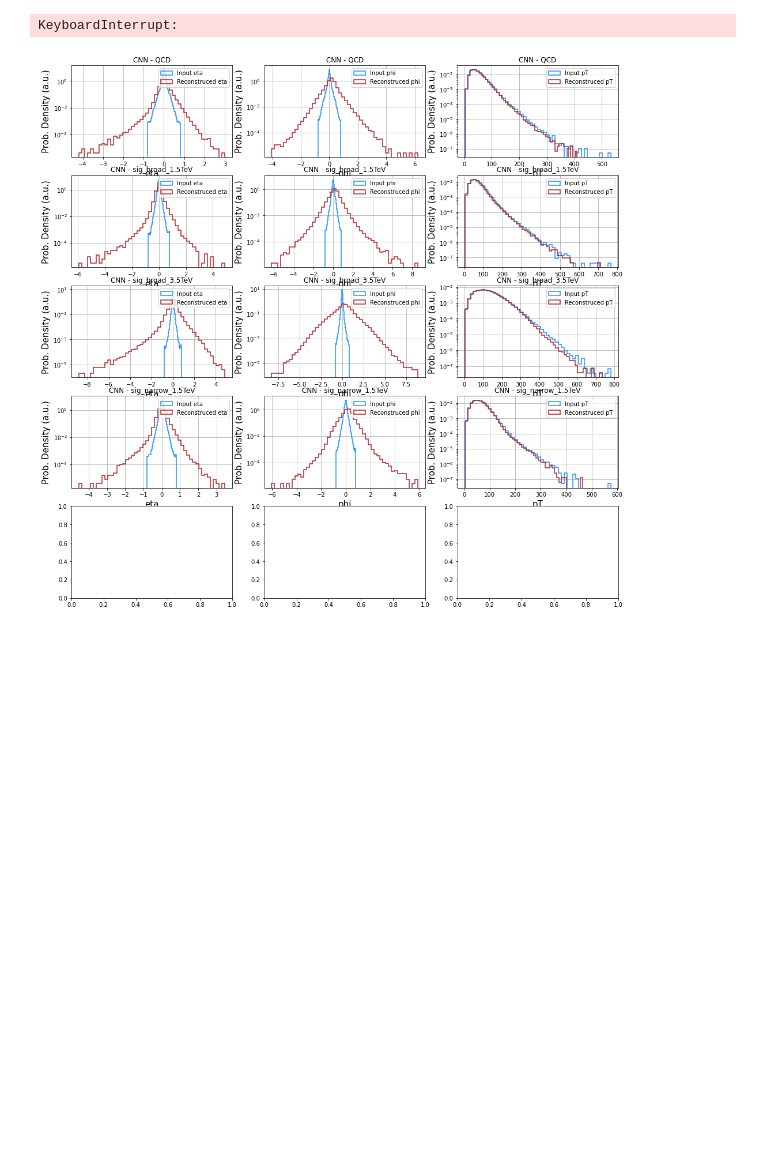
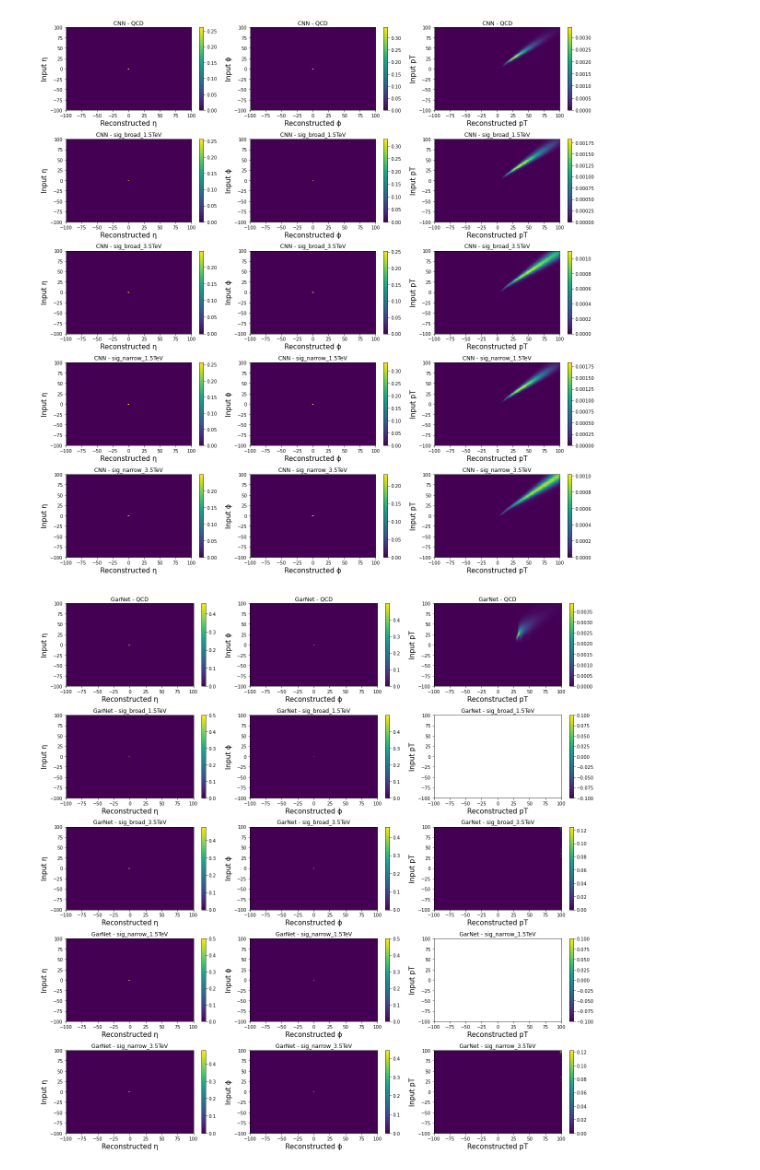
Before and after one commit to muHashh/CERN-Anomaly-Detection, a Jupyter notebook: src/plots/plot_results.ipynb, the cells around one changed output. Drawn from its saved outputs; the diff is of its cells as text; code cells hidden in the pictures; blank space fills up the shorter version.

Commit message:
change reconstruction plots to 2d histograms

```diff
--- a/src/plots/plot_results.ipynb
+++ b/src/plots/plot_results.ipynb
@@ -13,9 +13,11 @@ plt.rcParams["figure.figsize"] = (7,5)
 # %%
 models = (
     ("CNN", h5py.File("../output/cnn/output.h5", 'r'), glob.glob("../signals/*")),
-    ("CNN (Normalised)", h5py.File("../output/cnn_norm2/output.h5", 'r'), glob.glob("../signals_norm2/*")),
-    ("Garnet", h5py.File("../output/garnet5/output.h5", 'r'), glob.glob("../signals_norm2/*")),
+    ("GarNet", h5py.File("../output/garnet3/output.h5", 'r'), glob.glob("../signals/*")),
+    ("GarNet (Normalised)", h5py.File("../output/garnet5/output.h5", 'r'), glob.glob("../signals_norm2/*")),
 )
+
+features = ("η", "ϕ", "pT")
 # %%
 def plot_training_history(model_output, title):
     loss = model_output['loss'][:]
@@ -42,43 +44,38 @@ for model in models:
 # %%
 def plot_features(model_output, title, signals_loc):
-    features = ("eta", "phi", "pT")
 
-    axs = []
     fig, axs =  plt.subplots(len(signals_loc)+1, len(features), figsize=(17,17))
 
     for i, f in enumerate(["QCD"]+signals_loc):
         if f == "QCD":
             input_data = model_output[f][()]
         else:
             input_data = h5py.File(f, 'r')["jetConstituentsList"][()]
 
         predicted_data = model_output["predicted_"+Path(f).stem][()]
 
         for j, feature in enumerate(features):
 
             ax = axs[i][j]
 
-            if feature == "pT" and f != "QCD":
-                input_data[:,:,j][:,j] = input_data[:,:,j][:,j]
+            x = np.squeeze(predicted_data[:,:,j][:,j])
+            y = np.squeeze(input_data[:,:,j][:,j])
 
-            ax.hist(np.squeeze(input_data[:,:,j][:,j].flatten()), 50, label="Input %s"%feature, density=True,
-                histtype='step', fill=False, linewidth=1.5, color="dodgerblue")
+            plot = ax.hist2d(x, y, bins=np.linspace(-100, 100, 201), density=True)
 
-            ax.hist(np.squeeze(predicted_data[:,:,j][:,j].flatten()), 50, label="Reconstruced %s"%feature, density=True,
-                histtype='step', fill=False, linewidth=1.5, color="firebrick")
-
-            ax.set_yscale('log', nonpositive='clip')
-            ax.set_xlabel(feature, fontsize=15)
-            ax.set_ylabel('Prob. Density (a.u.)', fontsize=15)
+            ax.set_xlabel("Reconstructed {}".format(feature), fontsize=15)
+            ax.set_ylabel('Input {}'.format(feature), fontsize=15)
             ax.set_title("%s - %s"%(title, Path(f).stem))
-            ax.grid(True)
-            ax.legend(loc="upper right")
+            fig.colorbar(plot[3], ax=ax)
 
     fig.tight_layout()
     plt.show()
 
+import matplotlib as mpl
+mpl.rcParams['agg.path.chunksize'] = 100000
+
 for model in models:
     plot_features(model[1], model[0], model[2])
 # %% [output]
-KeyboardInterrupt:
-[figure, old version]
+[figure, new version]
+[figure, added]
```
Also changed, not shown: parts of 4 cells of this notebook.
